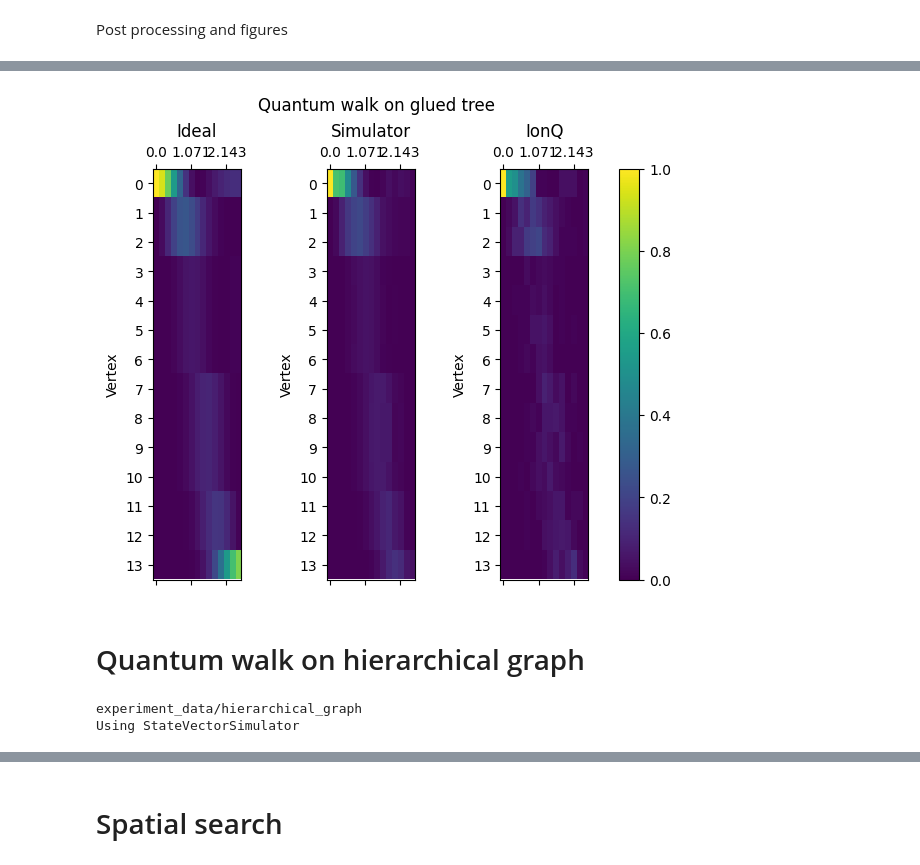
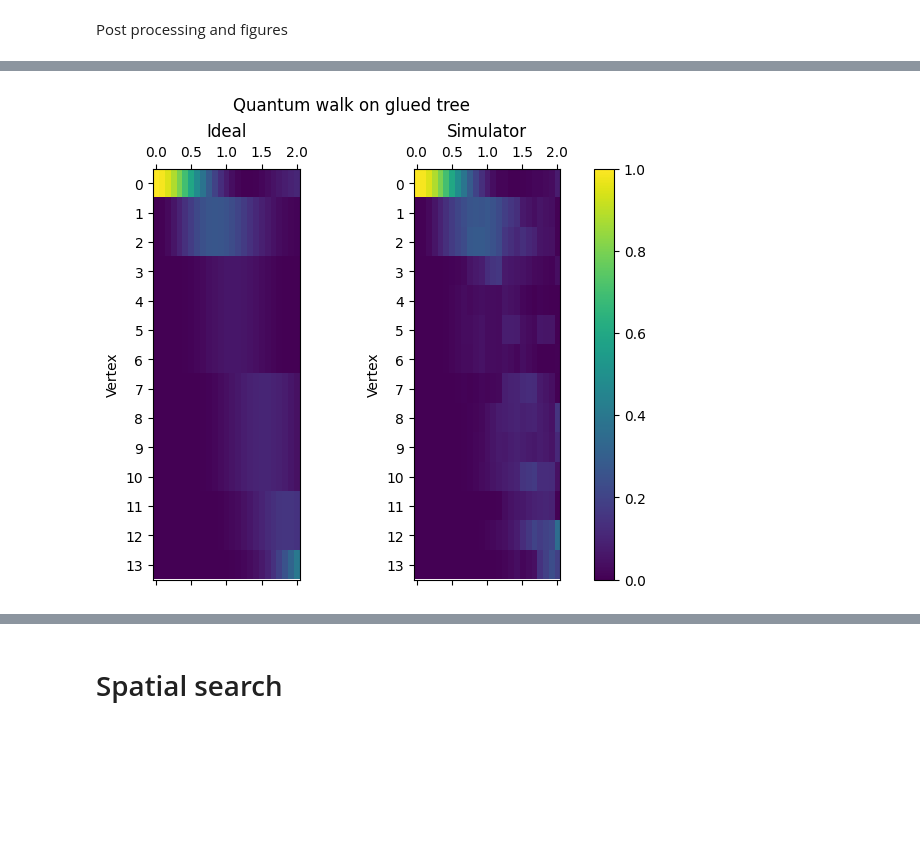
Before and after one commit to jiaqileng/hamiltonian-embedding, a Jupyter notebook: ionq_experiments.ipynb, the cells around one changed output, grey strips where cells are left out. Saved outputs shown, nothing was run; the diff lists cells and outputs as text; code cells hidden in the pictures; blank space fills up the shorter version.

```diff
--- a/ionq_experiments.ipynb
+++ b/ionq_experiments.ipynb
@@ -1735,6 +530,0 @@ Submit tasks
-# %%
-if use_real_machine:
-    run_qw(N, dimension, n, encoding, bitstrings, num_time_points, graph, t_vals, TASK_DIR, vertex, lamb, r, num_shots, device, SAVE_DIR, use_real_machine, qpu_job_ids_filename, sim_task_arns_filename, use_native_gates)
-else:
-    sim_freq = run_qw(N, dimension, n, encoding, bitstrings, num_time_points, graph, t_vals, TASK_DIR, vertex, lamb, r, num_shots, device, SAVE_DIR, use_real_machine, qpu_job_ids_filename, sim_task_arns_filename, use_native_gates)
-    print(np.sum(sim_freq, axis=1))
@@ -2013,21 +599,15 @@ n = num_qubits_per_dim(N, encoding=encoding)
 codewords = get_codewords_1d(n, encoding, periodic=False)
 bitstrings = get_bitstrings(N, dimension, encoding)
 
-# T = 4
-# r = 14
-# lamb = 4
+T = 2
+r = 4
 
-T = 2.5
-r = 8
-lamb = 4
-
-num_time_points = 15
+num_time_points = 11
 t_vals = np.linspace(0, T, num_time_points)
 
-num_shots = 100
+num_shots = 200
 vertex = 0
 
-use_native_gates = True
 use_error_mitigation = False
 
 if use_error_mitigation:
@@ -2039,12 +619,10 @@ experiment_info = {
     "encoding": encoding,
     "T": T,
     "num_time_points": num_time_points,
-    "lamb": lamb,
     "r": r,
     "num_shots": num_shots,
     "vertex": vertex,
-    # "use_native_gates": use_native_gates,
-    # "use_error_mitigation": use_error_mitigation,
+    "use_error_mitigation": use_error_mitigation,
 }
 
 hash_str = hashlib.md5(json.dumps(experiment_info).encode("utf-8")).hexdigest()
@@ -2061,9 +639,8 @@ graph = get_glued_tree(glued_tree_height)
 nx.draw(graph, with_labels=True)
 A = nx.adjacency_matrix(graph, nodelist=sorted(graph.nodes()))
 
-print("Two qubit gate count:", graph.size() * r)
+print("Two qubit gate count:", graph.size() * r * 2)
 
-qpu_job_ids_filename = f'''job_ids_qpu.json'''
-sim_task_arns_filename = f'''task_arns_simulator.json'''
+qpu_job_ids_filename = f'job_ids_qpu.json'
 # %% [output]
 Nodes in graph: 14
@@ -2074,9 +664,8 @@ Two qubit gate count: 160
 Submit tasks
 # %%
 if use_real_machine:
-    run_qw(N, dimension, n, encoding, bitstrings, num_time_points, graph, t_vals, TASK_DIR, vertex, lamb, r, num_shots, device, SAVE_DIR, use_real_machine, qpu_job_ids_filename, sim_task_arns_filename)
+    run_qw(N, dimension, n, encoding, bitstrings, num_time_points, graph, t_vals, TASK_DIR, vertex, r, num_shots, device, SAVE_DIR, use_real_machine, qpu_job_ids_filename)
 else:
-    sim_freq = run_qw(N, dimension, n, encoding, bitstrings, num_time_points, graph, t_vals, TASK_DIR, vertex, lamb, r, num_shots, device, SAVE_DIR, use_real_machine, qpu_job_ids_filename, sim_task_arns_filename)
-    print(np.sum(sim_freq, axis=1))
+    sim_freq = run_qw(N, dimension, n, encoding, bitstrings, num_time_points, graph, t_vals, TASK_DIR, vertex, r, num_shots, device, SAVE_DIR, use_real_machine, qpu_job_ids_filename)
 # %% [output]
 Unitless time:  0.000
@@ -2201,0 +776,6 @@ plt.show()
+# %%
+i = 0
+plt.ylim(top=1)
+plt.bar(np.arange(sim_freq_by_level.shape[1])-0.2, sim_freq_by_level[i], width=0.4)
+plt.bar(np.arange(ideal_dist_by_level.shape[1]) + 0.2, ideal_dist_by_level[i], width=0.4)
+plt.show()
@@ -2202,55 +784,30 @@ plt.show()
 # %%
 
-labels = ["Ideal", "Simulator", "IonQ"]
+labels = ["Ideal", "Simulator"]#, "IonQ"]
 
 fig, axs = plt.subplots(1, len(labels), constrained_layout=True, facecolor="white", figsize=(6,5))
 
 max_prob = max(np.max(ideal_dist), np.max(sim_freq))#, np.max(ionq_freq))
 im = axs[0].matshow(ideal_dist.T, vmin=0, vmax=max_prob)
 axs[1].matshow(sim_freq.T, vmin=0, vmax=max_prob)
-axs[2].matshow(ionq_freq.T, vmin=0, vmax=max_prob)
+# axs[2].matshow(ionq_freq.T, vmin=0, vmax=max_prob)
 
 aspect = 5
 
 for i in range(len(labels)):
     axs[i].set_aspect(aspect)
 
     axs[i].set_ylabel("Vertex")
     axs[i].set_yticks(np.arange(ideal_dist.shape[1])[::1])
     axs[i].set_yticklabels(np.arange(ideal_dist.shape[1])[::1])
     axs[i].set_title(labels[i])
 
     axs[i].set_xticks(np.arange(ideal_dist.shape[0])[::6])
     axs[i].set_xticklabels([str(round(float(label), 3)) for label in t_vals[::6]])
 
 fig.colorbar(im, ax=axs.ravel().tolist())
 fig.suptitle("Quantum walk on glued tree")
 plt.savefig(join("figures", f"glued_tree_heatmap_{n}_qubits.png"), facecolor="white", bbox_inches='tight')
 plt.show()
 # %% [output]
-[figure, old version]
+[figure, new version]
-# %% [markdown]
-# Quantum walk on hierarchical graph
-# %%
-DATA_DIR = "experiment_data"
-TASK_DIR = "hierarchical_graph"
-
-CURR_DIR = DATA_DIR
-check_and_make_dir(CURR_DIR)
-CURR_DIR = join(CURR_DIR, TASK_DIR)
-check_and_make_dir(CURR_DIR)
-print(CURR_DIR)
-
-use_real_machine = False
-if use_real_machine:
-    device = "qpu.aria-1"
-    print("Device:", device)
-else:
-    device = LocalSimulator()
-
-    # device = AwsDevice("arn:aws:braket:::device/quantum-simulator/amazon/sv1")
-
-    print(f"Using {device.name}")
-# %% [output]
-experiment_data/hierarchical_graph
-Using StateVectorSimulator
```
Also changed, not shown: parts of 117 cells of this notebook, 2 other files.
